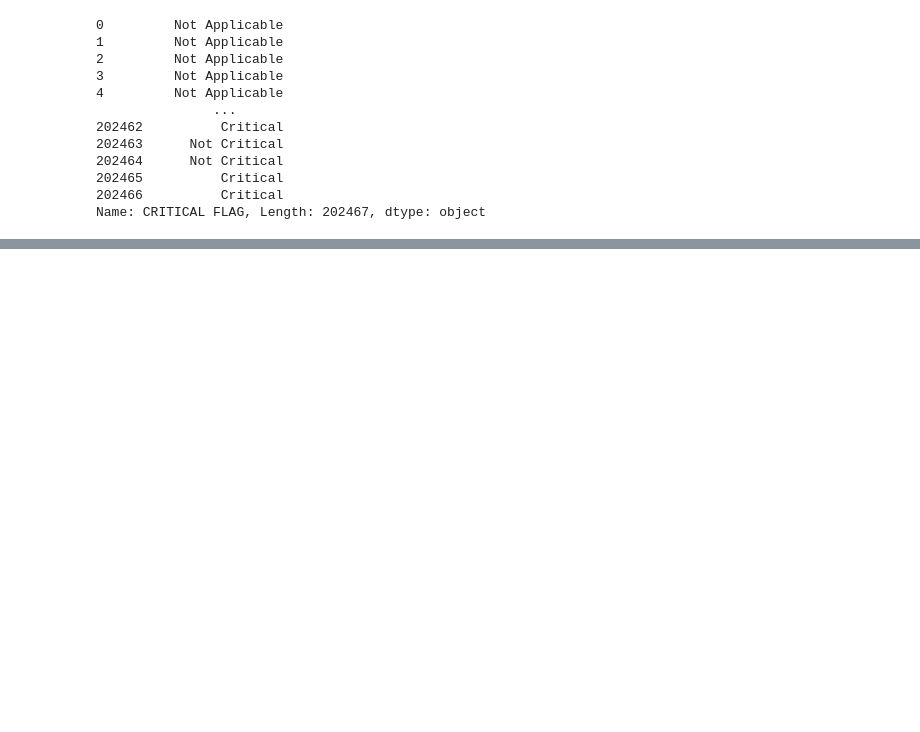
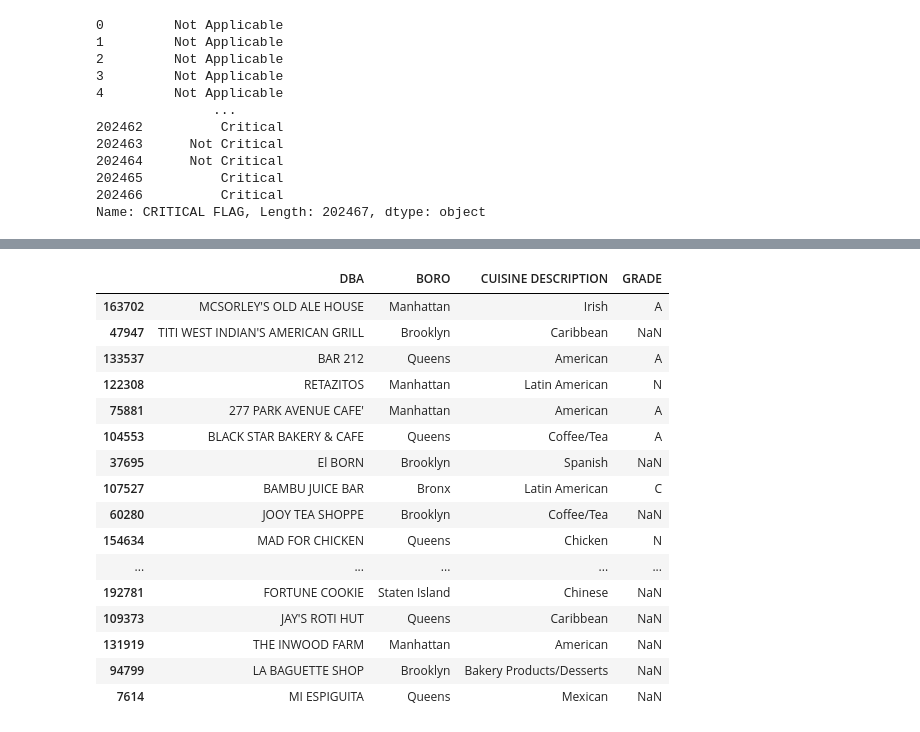
Before and after one commit to arubybonilla/2023-nyc-restaurant-grades, a Jupyter notebook: 2023-nyc-restaurant-inspection-grades-analysis.ipynb, the cells around one changed output, grey strips where cells are left out. Cells and saved outputs as stored; diff of their text form; code cells hidden in the pictures; blank space fills up the shorter version.

```diff
--- a/2023-nyc-restaurant-inspection-grades-analysis.ipynb
+++ b/2023-nyc-restaurant-inspection-grades-analysis.ipynb
@@ -706,0 +756,3 @@ Name: CRITICAL FLAG, Length: 202467, dtype: object
+# %%
+df_main = df[['DBA', 'BORO','CUISINE DESCRIPTION', 'GRADE']]
+df_main
@@ -706,0 +773,20 @@ Name: CRITICAL FLAG, Length: 202467, dtype: object
+# %%
+df_main.sample(30)
+# %% [output]
+|  | DBA | BORO | CUISINE DESCRIPTION | GRADE |
+| 163702 | MCSORLEY'S OLD ALE HOUSE | Manhattan | Irish | A |
+| 47947 | TITI WEST INDIAN'S AMERICAN GRILL | Brooklyn | Caribbean | NaN |
+| 133537 | BAR 212 | Queens | American | A |
+| 122308 | RETAZITOS | Manhattan | Latin American | N |
+| 75881 | 277 PARK AVENUE CAFE' | Manhattan | American | A |
+| 104553 | BLACK STAR BAKERY & CAFE | Queens | Coffee/Tea | A |
+| 37695 | El BORN | Brooklyn | Spanish | NaN |
+| 107527 | BAMBU JUICE BAR | Bronx | Latin American | C |
+| 60280 | JOOY TEA SHOPPE | Brooklyn | Coffee/Tea | NaN |
+| 154634 | MAD FOR CHICKEN | Queens | Chicken | N |
+| ... | ... | ... | ... | ... |
+| 192781 | FORTUNE COOKIE | Staten Island | Chinese | NaN |
+| 109373 | JAY'S ROTI HUT | Queens | Caribbean | NaN |
+| 131919 | THE INWOOD FARM | Manhattan | American | NaN |
+| 94799 | LA BAGUETTE SHOP | Brooklyn | Bakery Products/Desserts | NaN |
+| 7614 | MI ESPIGUITA | Queens | Mexican | NaN |
```
Also changed, not shown: parts of 4 cells of this notebook.
